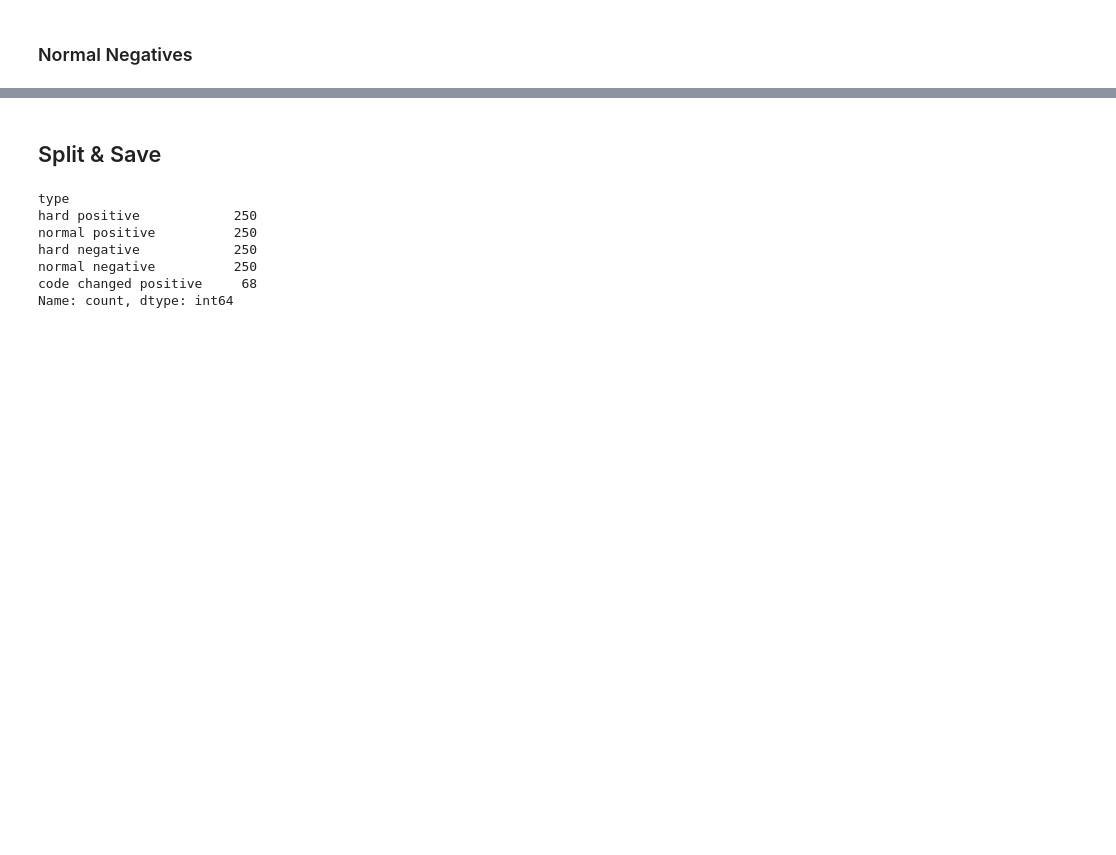
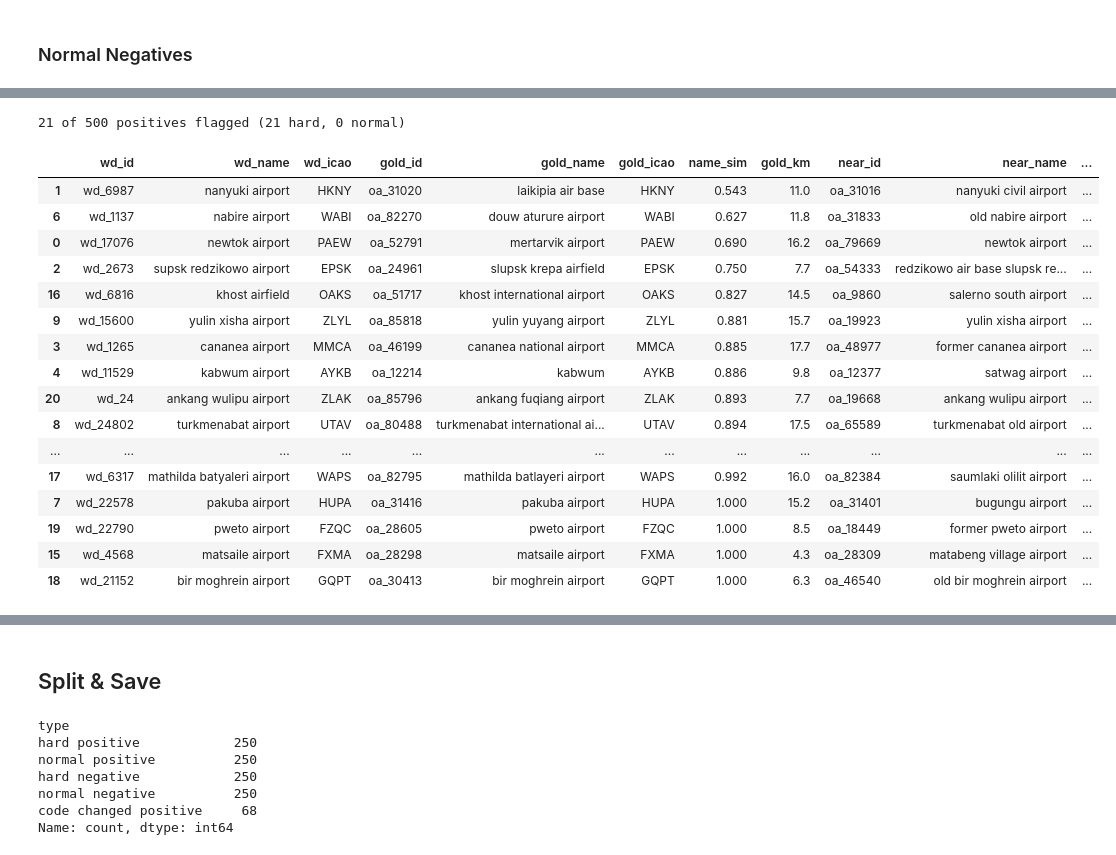
Before and after one commit to Wh4130/Web-Data-Integration-Project, a Jupyter notebook: notebooks/identity_resolution/matching_oa_wd/create_gold_standard.ipynb, the cells around one changed output, grey strips where cells are left out. Drawn from its saved outputs; the diff is of its cells as text; code cells hidden in the pictures; blank space fills up the shorter version.

Commit message:
(data) Wikidata x OurAirports gold standard: consistency cleanup (code collisions, relocated airports), back-fill, checks

```diff
--- a/notebooks/identity_resolution/matching_oa_wd/create_gold_standard.ipynb
+++ b/notebooks/identity_resolution/matching_oa_wd/create_gold_standard.ipynb
@@ -695,0 +785,65 @@ normal_negatives["label"] = 0
+# %%
+# Detection: which positives would be removed? Nothing is changed here, we only look.
+first_pass = pd.concat([hard_positives, normal_positives])
+flagged = first_pass[bad_mask(first_pass)]
+print(f"{len(flagged)} of {len(first_pass)} positives flagged "
+      f"({(flagged['type'] == 'hard positive').sum()} hard, {(flagged['type'] == 'normal positive').sum()} normal)")
+assert len(flagged) > 0, "No flagged positives: hard/normal positives were probably already cleaned. Restart & Run All."
+
+def km_between(wd_id, oa_id):
+    """Distance in km between a WD and an OA record (nan without coordinates)."""
+    wla, wlo = wd_ll.loc[wd_id]
+    pla, plo = oa_ll.loc[oa_id]
+    if pd.isna([wla, wlo, pla, plo]).any():
+        return np.nan
+    return GeoDistanceComparator._haversine_km(wla, wlo, pla, plo)
+
+rows = []
+for _, r in flagged.iterrows():
+    wd_id, oa_id = r["id1"], r["id2"]
+    near_id, near_km = nearest_oa(wd_id)
+
+    # why was it flagged?
+    collision = (wd_id in cc_wd) or (oa_id in cc_oa)
+    cc = code_changed[(code_changed["id1"] == wd_id) | (code_changed["id2"] == oa_id)]
+    cc_id = cc["id2"].iloc[0] if len(cc) else None
+
+    rows.append({
+        "wd_id": wd_id,
+        "wd_name": wd_i.loc[wd_id, "name"],
+        "wd_icao": wd_i.loc[wd_id, "icao"],
+        "gold_id": oa_id,
+        "gold_name": oa_i.loc[oa_id, "name"],
+        "gold_icao": oa_i.loc[oa_id, "icao"],
+        "name_sim": round(name_similarity(wd_id, oa_id), 3),
+        "gold_km": round(km_between(wd_id, oa_id), 1),
+        "near_id": near_id,
+        "near_name": oa_i.loc[near_id, "name"] if near_id else None,
+        "near_icao": oa_i.loc[near_id, "icao"] if near_id else None,
+        "near_km": round(near_km, 2),
+        "reason": "code-changed collision" if collision else "relocation",
+        "code_chg_name": oa_i.loc[cc_id, "name"] if cc_id else None,
+    })
+
+review = pd.DataFrame(rows).dropna(axis=1, how="all").sort_values("name_sim")
+pd.set_option("display.max_columns", None, "display.width", 250, "display.max_colwidth", 32)
+review
+# %% [output]
+21 of 500 positives flagged (21 hard, 0 normal)
+|  | wd_id | wd_name | wd_icao | gold_id | gold_name | gold_icao | name_sim | gold_km | near_id | near_name | ... |
+| 1 | wd_6987 | nanyuki airport | HKNY | oa_31020 | laikipia air base | HKNY | 0.543 | 11.0 | oa_31016 | nanyuki civil airport | ... |
+| 6 | wd_1137 | nabire airport | WABI | oa_82270 | douw aturure airport | WABI | 0.627 | 11.8 | oa_31833 | old nabire airport | ... |
+| 0 | wd_17076 | newtok airport | PAEW | oa_52791 | mertarvik airport | PAEW | 0.690 | 16.2 | oa_79669 | newtok airport | ... |
+| 2 | wd_2673 | supsk redzikowo airport | EPSK | oa_24961 | slupsk krepa airfield | EPSK | 0.750 | 7.7 | oa_54333 | redzikowo air base slupsk re... | ... |
+| 16 | wd_6816 | khost airfield | OAKS | oa_51717 | khost international airport | OAKS | 0.827 | 14.5 | oa_9860 | salerno south airport | ... |
+| 9 | wd_15600 | yulin xisha airport | ZLYL | oa_85818 | yulin yuyang airport | ZLYL | 0.881 | 15.7 | oa_19923 | yulin xisha airport | ... |
+| 3 | wd_1265 | cananea airport | MMCA | oa_46199 | cananea national airport | MMCA | 0.885 | 17.7 | oa_48977 | former cananea airport | ... |
+| 4 | wd_11529 | kabwum airport | AYKB | oa_12214 | kabwum | AYKB | 0.886 | 9.8 | oa_12377 | satwag airport | ... |
+| 20 | wd_24 | ankang wulipu airport | ZLAK | oa_85796 | ankang fuqiang airport | ZLAK | 0.893 | 7.7 | oa_19668 | ankang wulipu airport | ... |
+| 8 | wd_24802 | turkmenabat airport | UTAV | oa_80488 | turkmenabat international ai... | UTAV | 0.894 | 17.5 | oa_65589 | turkmenabat old airport | ... |
+| ... | ... | ... | ... | ... | ... | ... | ... | ... | ... | ... | ... |
+| 17 | wd_6317 | mathilda batyaleri airport | WAPS | oa_82795 | mathilda batlayeri airport | WAPS | 0.992 | 16.0 | oa_82384 | saumlaki olilit airport | ... |
+| 7 | wd_22578 | pakuba airport | HUPA | oa_31416 | pakuba airport | HUPA | 1.000 | 15.2 | oa_31401 | bugungu airport | ... |
+| 19 | wd_22790 | pweto airport | FZQC | oa_28605 | pweto airport | FZQC | 1.000 | 8.5 | oa_18449 | former pweto airport | ... |
+| 15 | wd_4568 | matsaile airport | FXMA | oa_28298 | matsaile airport | FXMA | 1.000 | 4.3 | oa_28309 | matabeng village airport | ... |
+| 18 | wd_21152 | bir moghrein airport | GQPT | oa_30413 | bir moghrein airport | GQPT | 1.000 | 6.3 | oa_46540 | old bir moghrein airport | ... |
```
Also changed, not shown: parts of 13 cells of this notebook, 1 other file.
